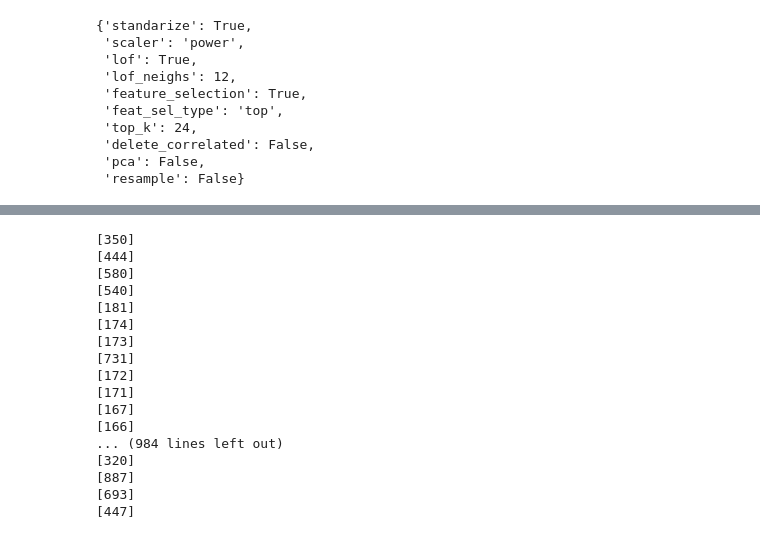
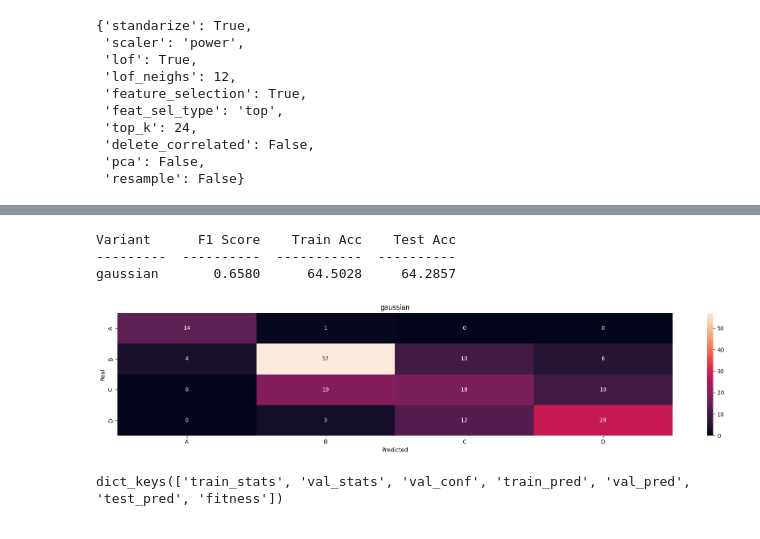
Before and after one commit to DomingoLopez/ClubFansIris, a Jupyter notebook: naive_bayes/naive_bayes.ipynb, the cells around one changed output, grey strips where cells are left out. Cells and saved outputs as stored; diff of their text form; code cells hidden in the pictures.

```diff
--- a/naive_bayes/naive_bayes.ipynb
+++ b/naive_bayes/naive_bayes.ipynb
@@ -424,3 +531,5 @@ study.optimize(BNTuning.objective_function, n_trials=1000)
+# %%
+results = BNTuning.get_trial_test(119)
 # %%
 study.best_params
 # %% [output]
@@ -598,21 +597,12 @@ self_trials[175]
-# %%
-for i in trials_np:
-    print(i)
-# %% [output]
-[350]
-[444]
-[580]
-[540]
-[181]
-[174]
-[173]
-[731]
-[172]
-[171]
-[167]
-[166]
-... (984 lines left out)
-[320]
-[887]
-[693]
-[447]
+# %%
+res = {"gaussian" : results}
+naive_bayes_stats(res)
+# %% [output]
+Variant      F1 Score    Train Acc    Test Acc
+---------  ----------  -----------  ----------
+gaussian       0.6580      64.5028     64.2857
+[figure, added]
+# %%
+res["gaussian"].keys()
+# %% [output]
+dict_keys(['train_stats', 'val_stats', 'val_conf', 'train_pred', 'val_pred', 'test_pred', 'fitness'])
```
Also changed, not shown: parts of 35 cells of this notebook.
